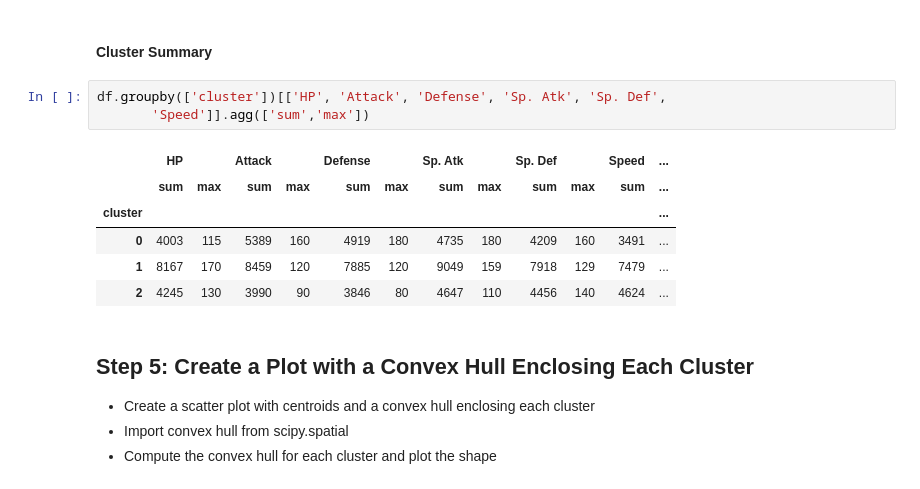
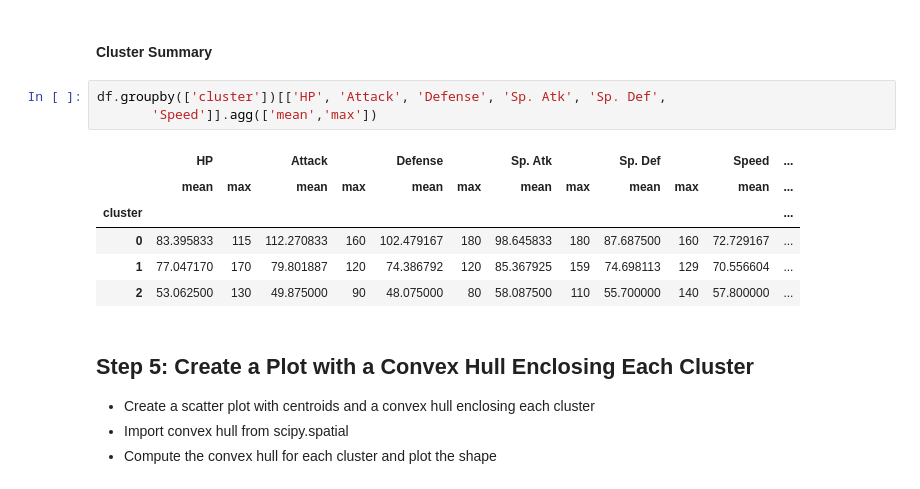
Before and after one commit to BasselD/ai-ml-training, a Jupyter notebook: 04_machine_learning/unsupervised_learning/kmeans_analysis_visualization.ipynb, the cells around one changed output. Saved outputs shown, nothing was run; the diff lists cells and outputs as text.

```diff
--- a/04_machine_learning/unsupervised_learning/kmeans_analysis_visualization.ipynb
+++ b/04_machine_learning/unsupervised_learning/kmeans_analysis_visualization.ipynb
@@ -171,14 +171,14 @@ Index(['Name', 'Total', 'HP', 'Attack', 'Defense', 'Sp. Atk', 'Sp. Def',
 #### Cluster Summary
 # %%
 df.groupby(['cluster'])[['HP', 'Attack', 'Defense', 'Sp. Atk', 'Sp. Def',
-       'Speed']].agg(['sum','max'])
+       'Speed']].agg(['mean','max'])
 # %% [output]
 |  | HP |  | Attack |  | Defense |  | Sp. Atk |  | Sp. Def |  | Speed | ... |
-|  | sum | max | sum | max | sum | max | sum | max | sum | max | sum | ... |
+|  | mean | max | mean | max | mean | max | mean | max | mean | max | mean | ... |
 | cluster |  |  |  |  |  |  |  |  |  |  |  | ... |
-| 0 | 4003 | 115 | 5389 | 160 | 4919 | 180 | 4735 | 180 | 4209 | 160 | 3491 | ... |
-| 1 | 8167 | 170 | 8459 | 120 | 7885 | 120 | 9049 | 159 | 7918 | 129 | 7479 | ... |
-| 2 | 4245 | 130 | 3990 | 90 | 3846 | 80 | 4647 | 110 | 4456 | 140 | 4624 | ... |
+| 0 | 83.395833 | 115 | 112.270833 | 160 | 102.479167 | 180 | 98.645833 | 180 | 87.687500 | 160 | 72.729167 | ... |
+| 1 | 77.047170 | 170 | 79.801887 | 120 | 74.386792 | 120 | 85.367925 | 159 | 74.698113 | 129 | 70.556604 | ... |
+| 2 | 53.062500 | 130 | 49.875000 | 90 | 48.075000 | 80 | 58.087500 | 110 | 55.700000 | 140 | 57.800000 | ... |
 # %% [markdown]
 
 ## Step 5: Create a Plot with a Convex Hull Enclosing Each Cluster
```
Also changed, not shown: 1 other file.
